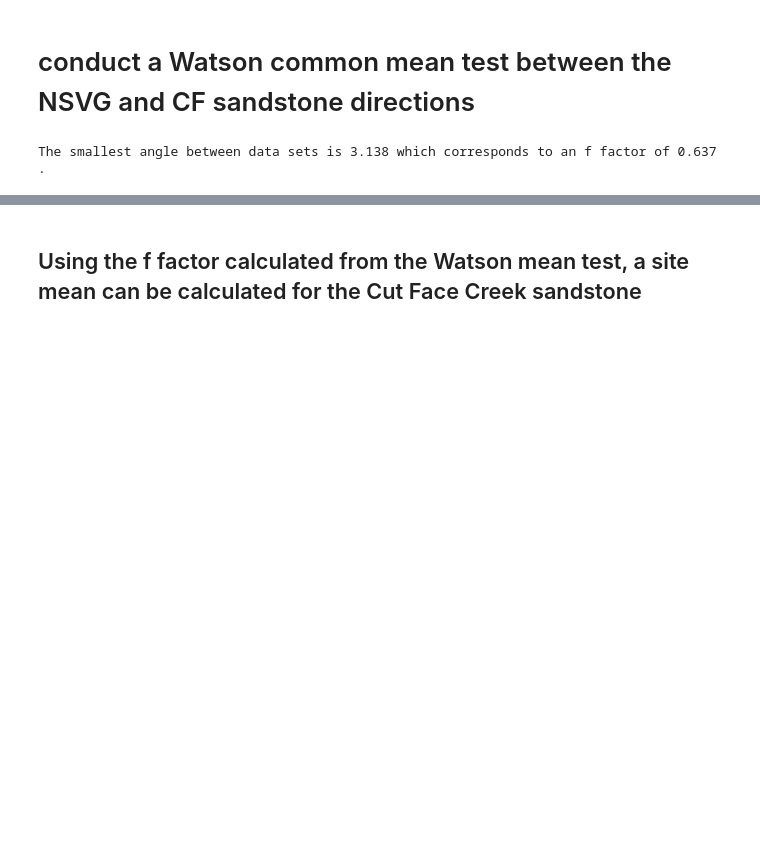
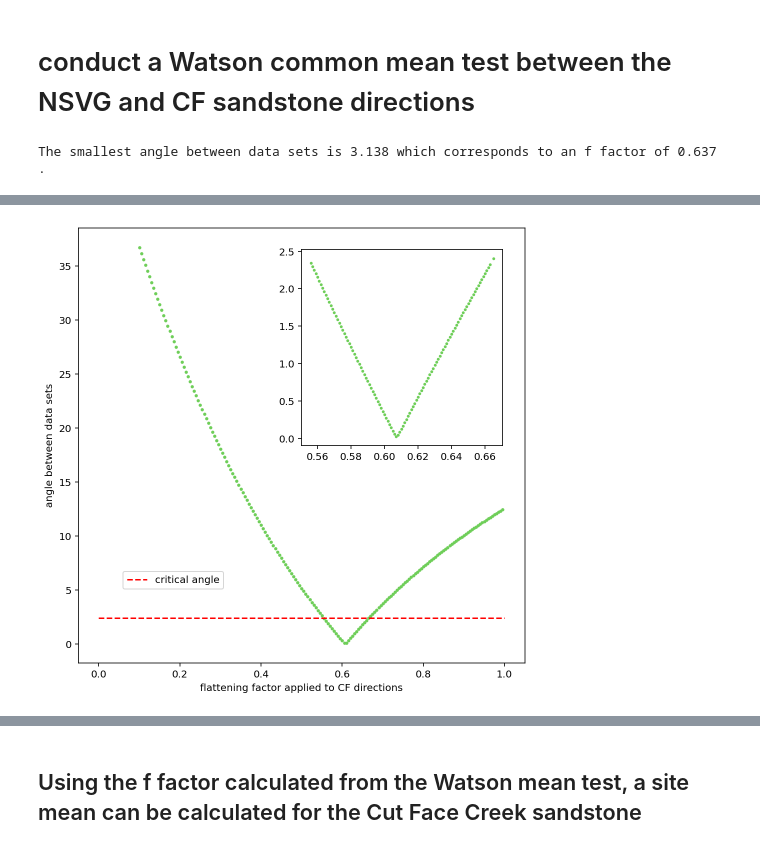
Before and after one commit to Swanson-Hysell-Group/Inclination_Shallowing, a Jupyter notebook: code/Notebooks/Cutface_pmag.ipynb, the cells around one changed output, grey strips where cells are left out. Cells and saved outputs as stored; diff of their text form; code cells hidden in the pictures; blank space fills up the shorter version.

```diff
--- a/code/Notebooks/Cutface_pmag.ipynb
+++ b/code/Notebooks/Cutface_pmag.ipynb
@@ -595,3 +583,24 @@ plt.show()
+# %%
+all_factors_mt=np.loadtxt("Watson_mean_test_output/all_factors_mt.txt")
+all_angles_mt=np.loadtxt("Watson_mean_test_output/all_angles_mt.txt")
+# %%
+fig,inset=plt.subplots(figsize=(8,8))
+inset.scatter(all_factors_mt,all_angles_mt,s=5, color= viridis(7))
+
+x_crit=[0,1]
+y_crit=[max(saved_angles_mt),max(saved_angles_mt)]
+inset.plot(x_crit,y_crit,color='red',ls='--',label='critical angle')
+
+fig_inset=inset.inset_axes([.5,.5,.45,.45])
+fig_inset.scatter(saved_f_factors_mt,saved_angles_mt,s=3.5, color= viridis(7))
+
+plt.xlabel('flattening factor applied to CF directions')
+plt.ylabel('angle between data sets')
+
+plt.legend(loc=[.1,.17])
+plt.show()
+# %% [output]
+[figure, added]
 # %%
 NSVG_Data=pd.read_csv('../../data/data_Compiled/Tauxe2009/pmag_results.txt',sep='\t',skiprows=1)
 nneu_site_list = ['ns002',
```
Also changed, not shown: parts of 27 cells of this notebook, 31 other files.
